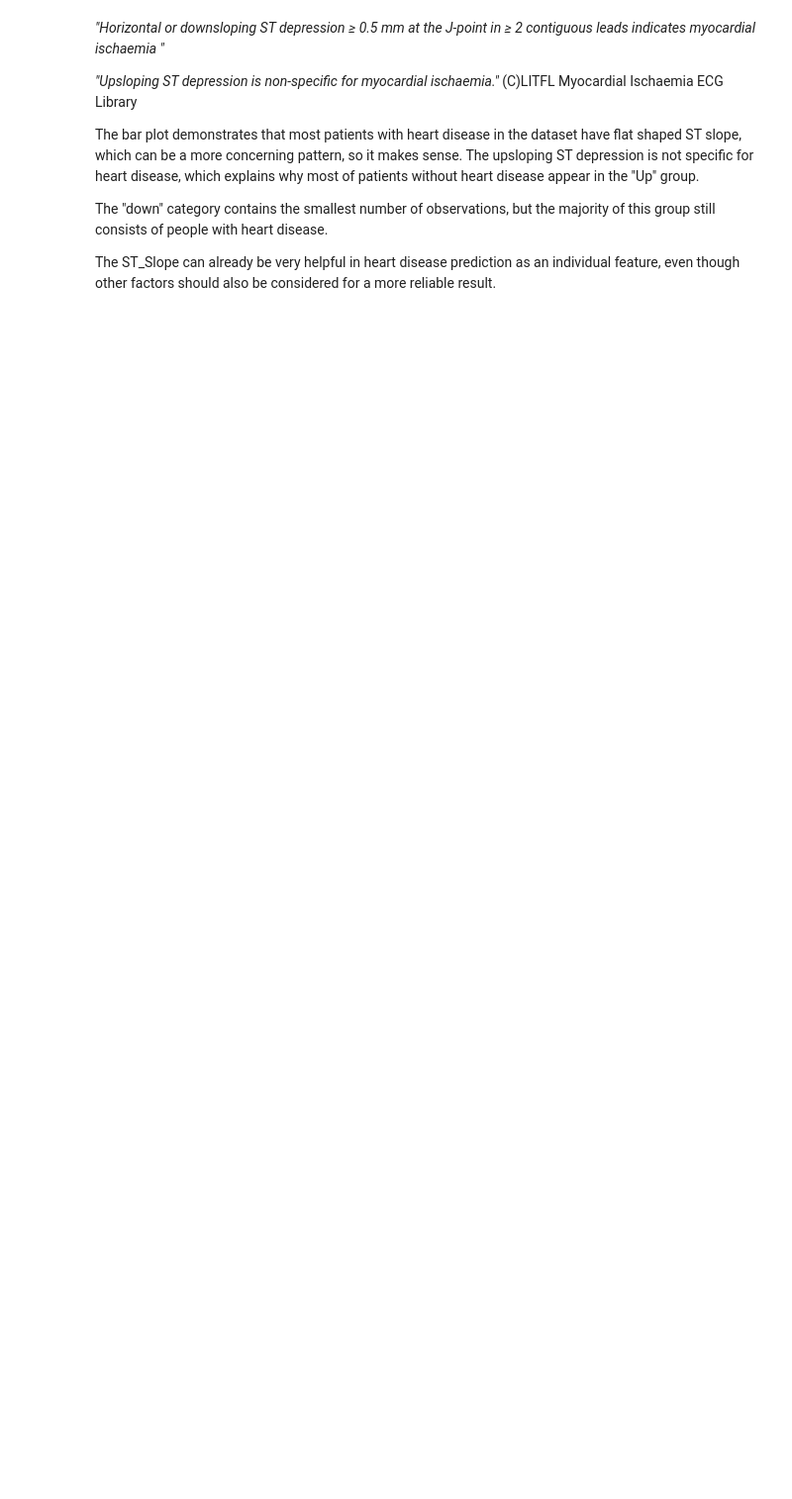
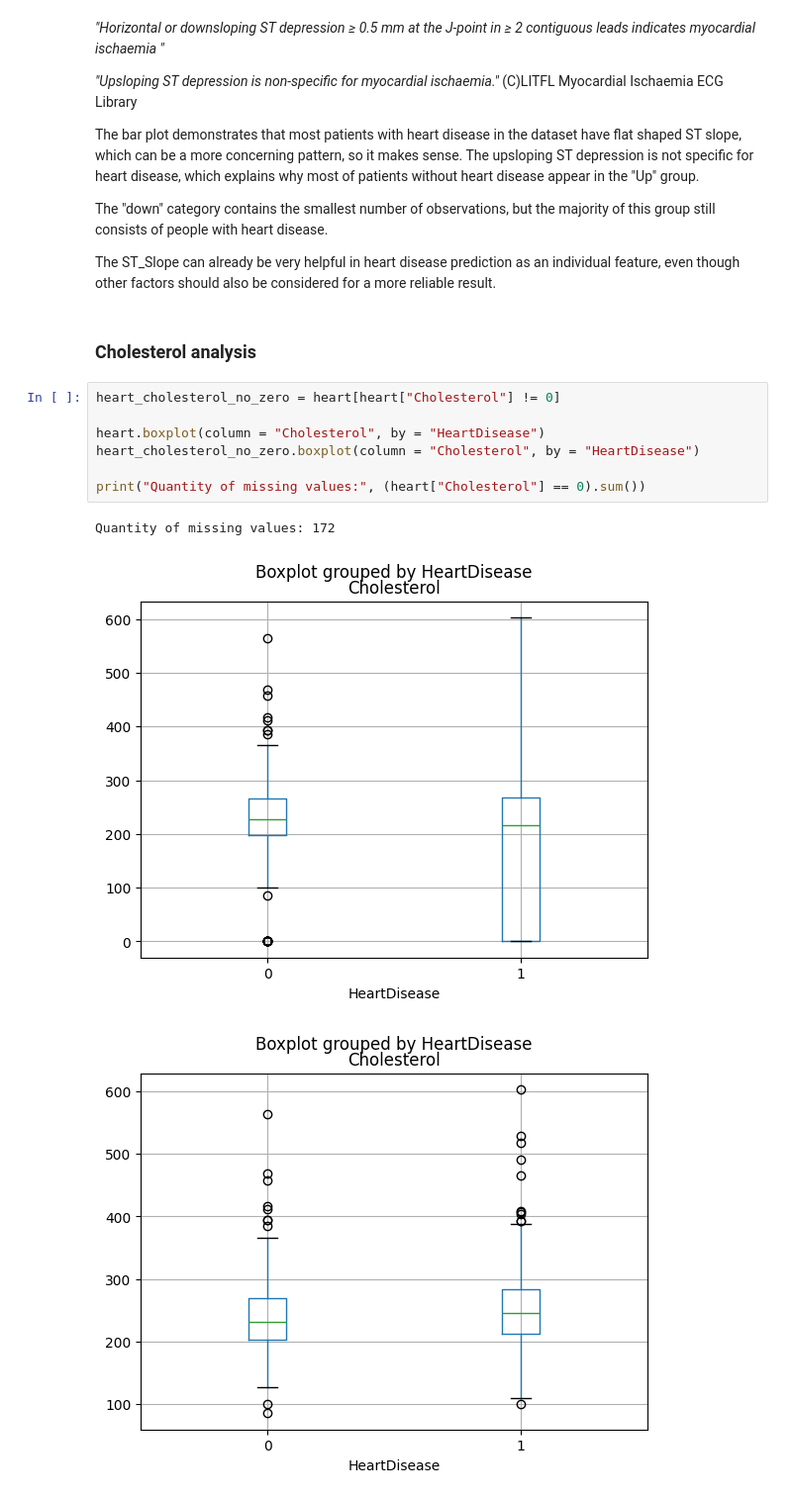
Before and after one commit to MaryiaKhomchanka/HeartFailure_MachineLearning_Training_Project, a Jupyter notebook: data_analysis.ipynb, the cells around one changed output. Shown at 99% size. Drawn from its saved outputs; the diff is of its cells as text; blank space fills up the shorter version.

```diff
--- a/data_analysis.ipynb
+++ b/data_analysis.ipynb
@@ -235,3 +258,16 @@ The bar plot demonstrates that most patients with heart disease in the dataset h
 The "down" category contains the smallest number of observations, but the majority of this group still consists of people with heart disease.
 
 The ST_Slope can already be very helpful in heart disease prediction as an individual feature, even though other factors should also be considered for a more reliable result.
+# %% [markdown]
+### Cholesterol analysis
+# %%
+heart_cholesterol_no_zero = heart[heart["Cholesterol"] != 0]
+
+heart.boxplot(column = "Cholesterol", by = "HeartDisease")
+heart_cholesterol_no_zero.boxplot(column = "Cholesterol", by = "HeartDisease")
+
+print("Quantity of missing values:", (heart["Cholesterol"] == 0).sum())
+# %% [output]
+Quantity of missing values: 172
+[figure, added]
+[figure, added]
```
Also changed, not shown: parts of 22 cells of this notebook, 1 other file.
